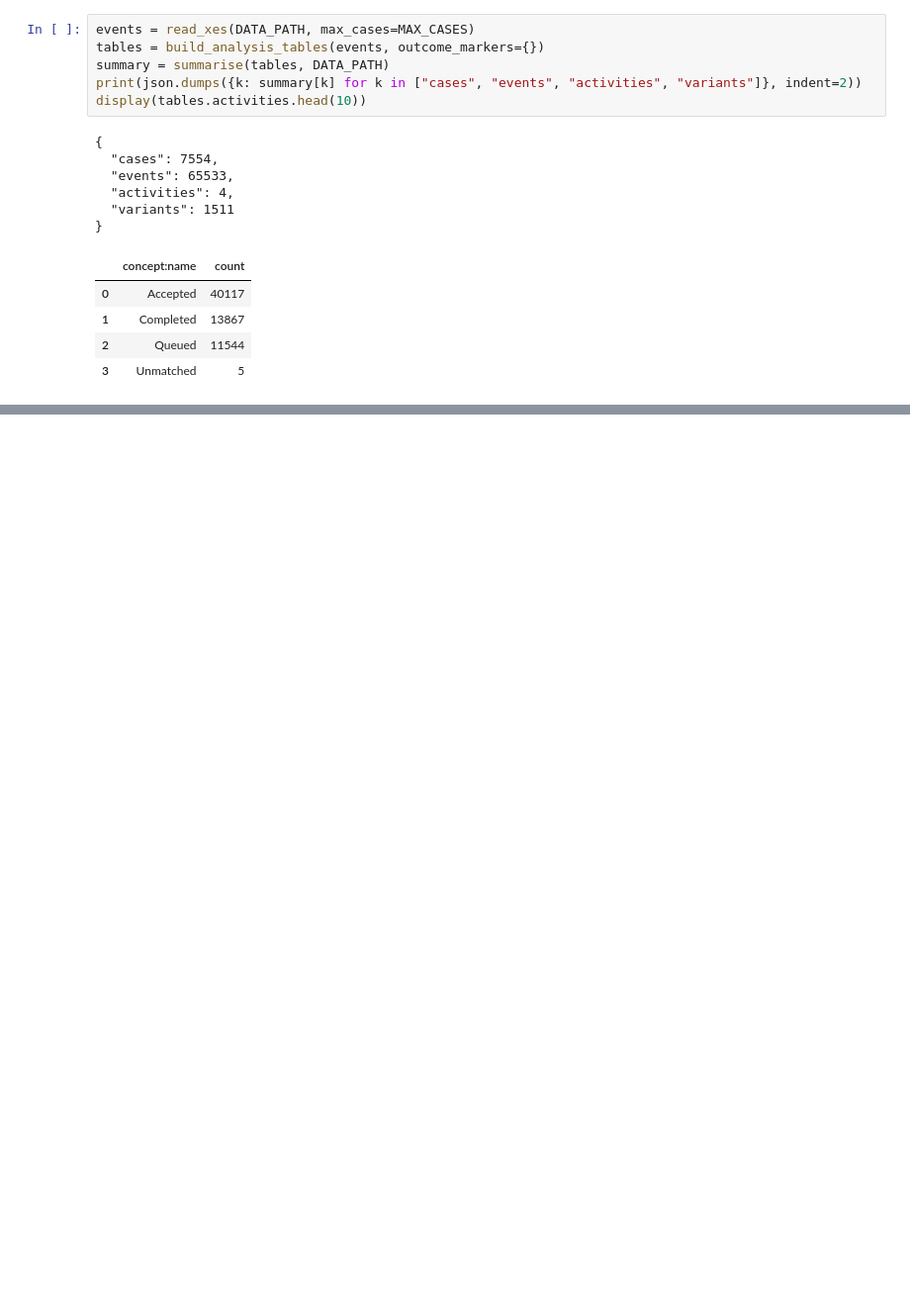
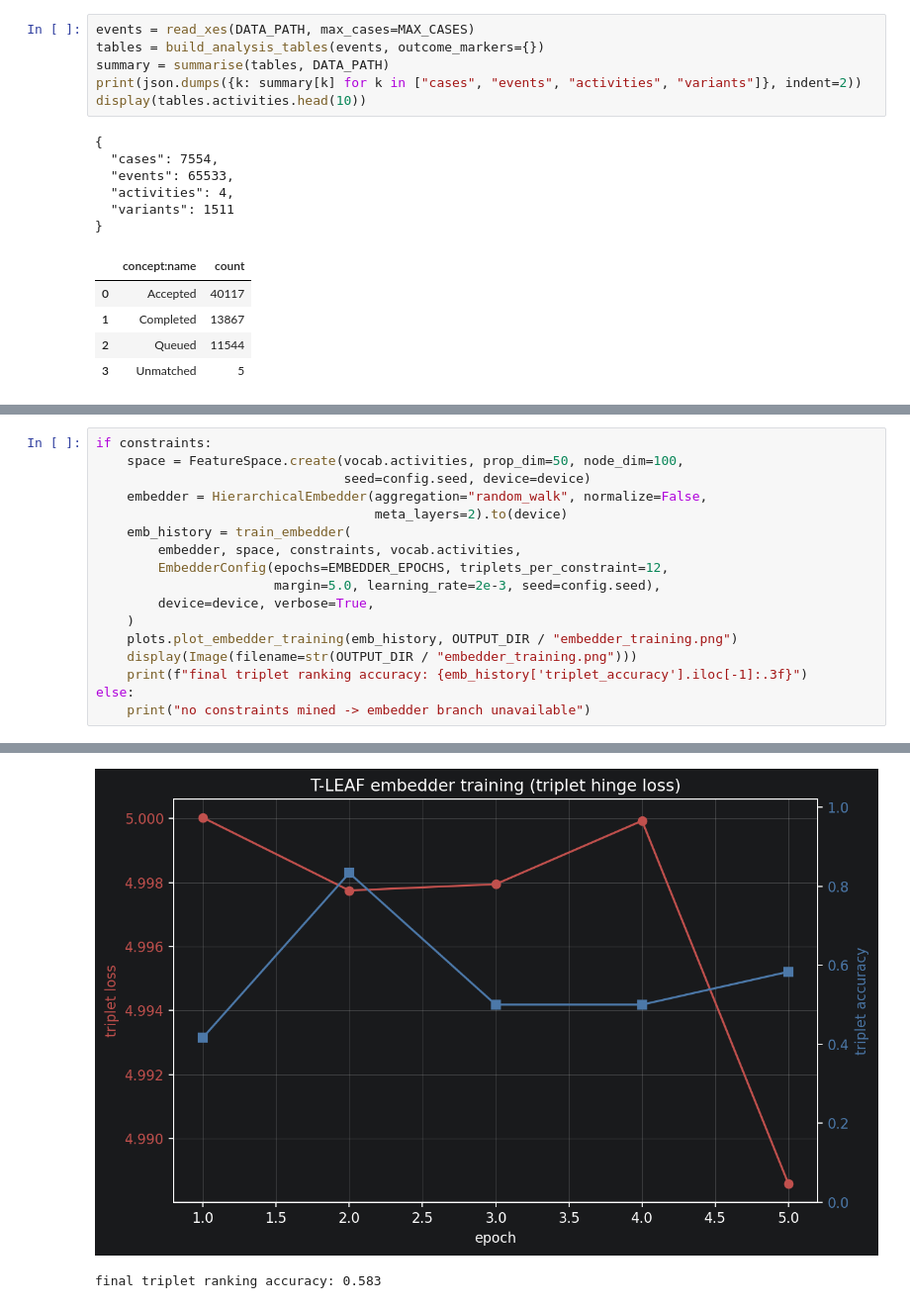
Before and after one commit to MatteoZorzi/neuro-symbolic-ppm-thesis, a Jupyter notebook: notebooks/BPIC_2013_incidents_TLEAF_Pipeline.ipynb, the cells around one changed output, grey strips where cells are left out. Shown at 99% size. Saved outputs shown, nothing was run; the diff lists cells and outputs as text; blank space fills up the shorter version.

```diff
--- a/notebooks/BPIC_2013_incidents_TLEAF_Pipeline.ipynb
+++ b/notebooks/BPIC_2013_incidents_TLEAF_Pipeline.ipynb
@@ -277,0 +202,18 @@ produced in the dedicated analysis notebook, which loads
+# %%
+if constraints:
+    space = FeatureSpace.create(vocab.activities, prop_dim=50, node_dim=100,
+                                seed=config.seed, device=device)
+    embedder = HierarchicalEmbedder(aggregation="random_walk", normalize=False,
+                                    meta_layers=2).to(device)
+    emb_history = train_embedder(
+        embedder, space, constraints, vocab.activities,
+        EmbedderConfig(epochs=EMBEDDER_EPOCHS, triplets_per_constraint=12,
+                       margin=5.0, learning_rate=2e-3, seed=config.seed),
+        device=device, verbose=True,
+    )
+    plots.plot_embedder_training(emb_history, OUTPUT_DIR / "embedder_training.png")
+    display(Image(filename=str(OUTPUT_DIR / "embedder_training.png")))
+    print(f"final triplet ranking accuracy: {emb_history['triplet_accuracy'].iloc[-1]:.3f}")
+else:
+    print("no constraints mined -> embedder branch unavailable")
+# %% [output]
@@ -277,0 +225,2 @@ produced in the dedicated analysis notebook, which loads
+[figure, added]
+final triplet ranking accuracy: 0.583
```
Also changed, not shown: parts of 32 cells of this notebook, 4 other files.
